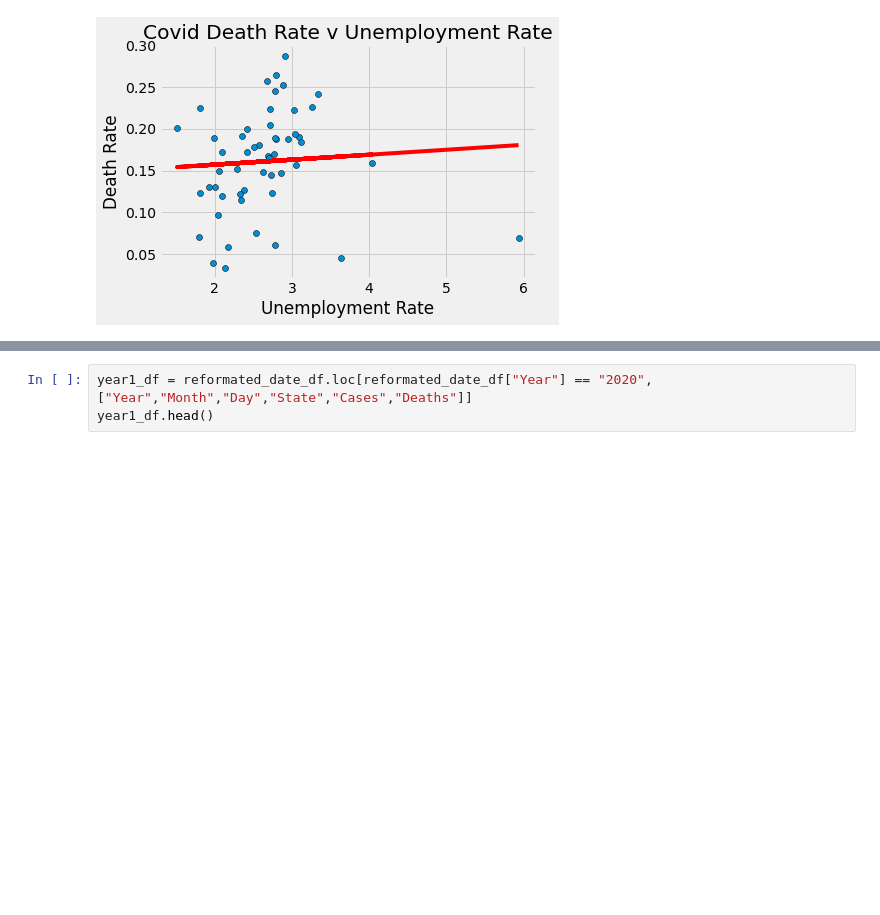
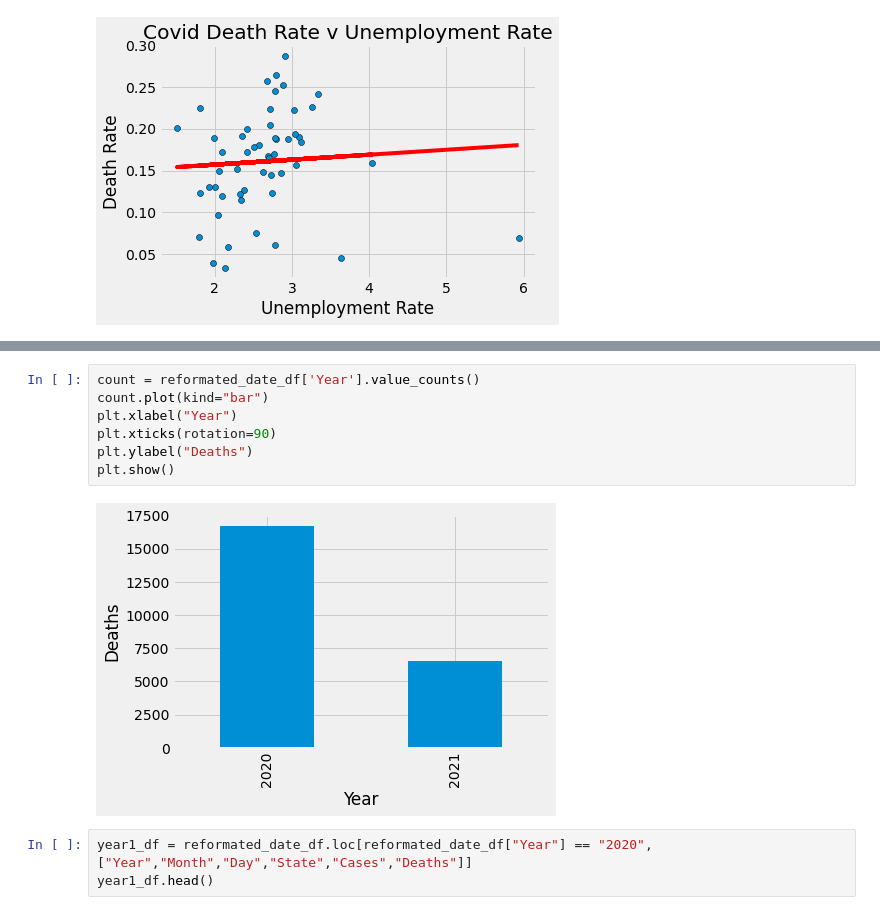
Before and after one commit to seanlipinski/Project1, a Jupyter notebook: Project_1_Covid.ipynb, the cells around one changed output, grey strips where cells are left out. Saved outputs shown, nothing was run; the diff lists cells and outputs as text; blank space fills up the shorter version.

Commit message:
covid data date breakup

```diff
--- a/Project_1_Covid.ipynb
+++ b/Project_1_Covid.ipynb
@@ -392,3 +400,12 @@ plt.show()
+# %%
+count = reformated_date_df['Year'].value_counts()
+count.plot(kind="bar")
+plt.xlabel("Year")
+plt.xticks(rotation=90)
+plt.ylabel("Deaths")
+plt.show()
+# %% [output]
+[figure, added]
 # %%
 year1_df = reformated_date_df.loc[reformated_date_df["Year"] == "2020", ["Year","Month","Day","State","Cases","Deaths"]]
 year1_df.head()
```
Also changed, not shown: parts of 14 cells of this notebook.
